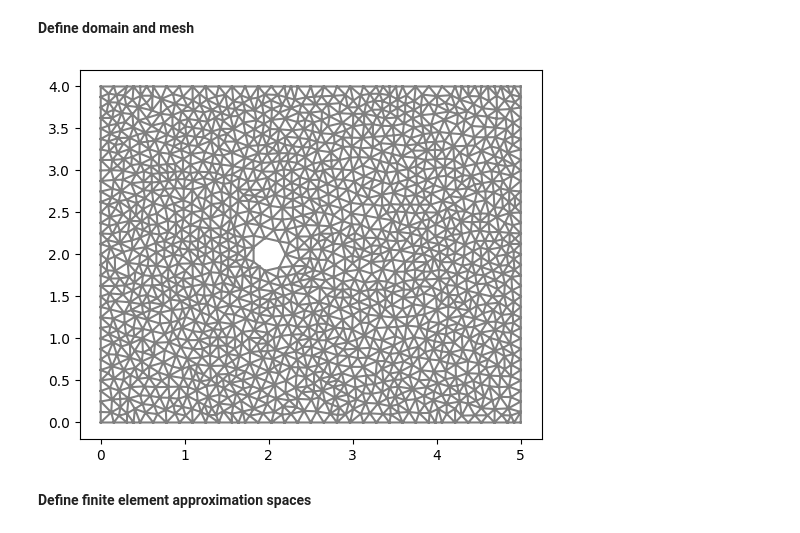
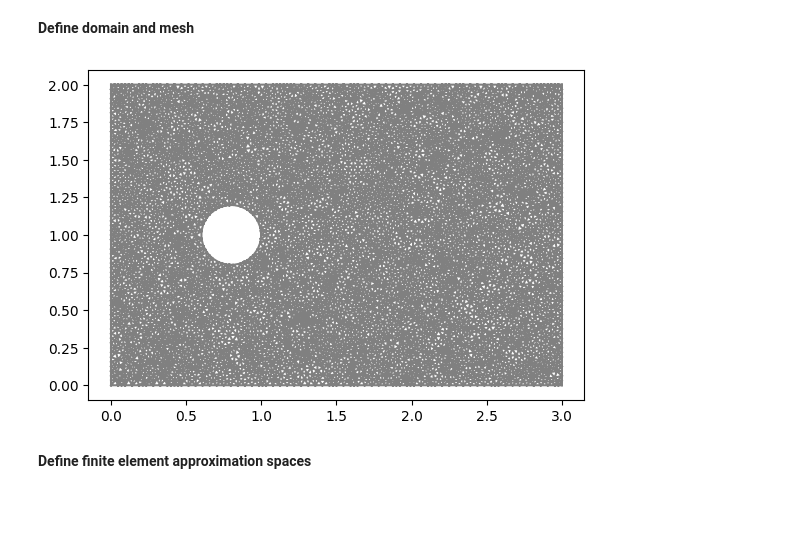
Before and after one commit to paulmyr/DD2365_VT25, a Jupyter notebook: Euler-equations-compressible-flow.ipynb, the cells around one changed output. Saved outputs shown, nothing was run; the diff lists cells and outputs as text; code cells hidden in the pictures; blank space fills up the shorter version.

```diff
--- a/Euler-equations-compressible-flow.ipynb
+++ b/Euler-equations-compressible-flow.ipynb
@@ -89,11 +89,11 @@ Here we present a FEniCS implementation of a stabilized finite element method to
 **Define domain and mesh**
 # %%
 # Define rectangular domain
-L = 5
-H = 4
+L = 3.0
+H = 2.0
 
 # Define circle
-xc = 2.0
+xc = 0.8
 yc = 0.5*H
 rc = 0.2
 
@@ -101,7 +101,7 @@ rc = 0.2
 gamma = 1.4
 
 # Generate mesh (examples with and without a hole in the mesh)
-resolution = 32
+resolution = 64
 #mesh = RectangleMesh(Point(0.0, 0.0), Point(L, H), L*resolution, H*resolution)
 mesh = generate_mesh(Rectangle(Point(0.0,0.0), Point(L,H)) - Circle(Point(xc,yc),rc), resolution)
 
@@ -132,34 +132,34 @@ class Lower(SubDomain):
 class Upper(SubDomain):
     def inside(self, x, on_boundary):
         return near(x[1], H)
 
 class Object(SubDomain):
     def inside(self, x, on_boundary, L=L, H=H):
         return on_boundary and (not near(x[0], 0.0)) and (not near(x[0], L)) and (not near(x[1], 0.0)) and (not near(x[1], H))
 
 left = Left()
 right = Right()
 lower = Lower()
 upper = Upper()
 object = Object()
 
 # Define mesh functions (for boundary conditions)
 boundaries = MeshFunction("size_t", mesh, mesh.topology().dim()-1)
 boundaries.set_all(0)
 left.mark(boundaries, 1)
 right.mark(boundaries, 2)
 lower.mark(boundaries, 3)
 upper.mark(boundaries, 4)
 object.mark(boundaries, 5)
 
 # Define measure for boundary integration
 ds = Measure('ds', domain=mesh, subdomain_data=boundaries)
 
 plt.figure()
 plot(mesh)
 plt.show()
 # %% [output]
-[figure, old version]
+[figure, new version]
 # %% [markdown]
 **Define finite element approximation spaces**
 # %%
```
Also changed, not shown: parts of 5 cells of this notebook.
